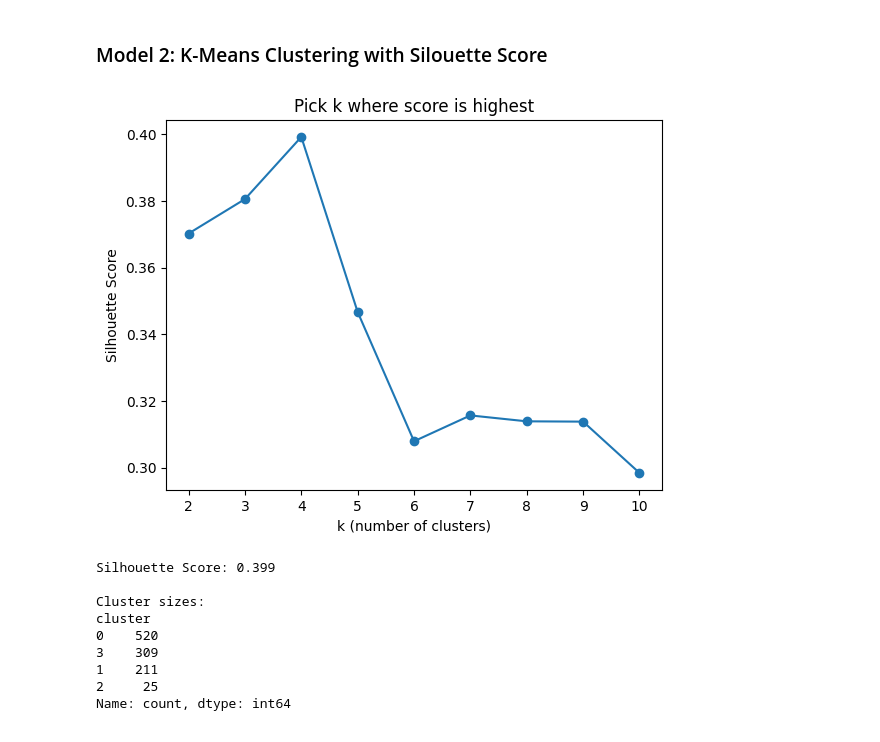
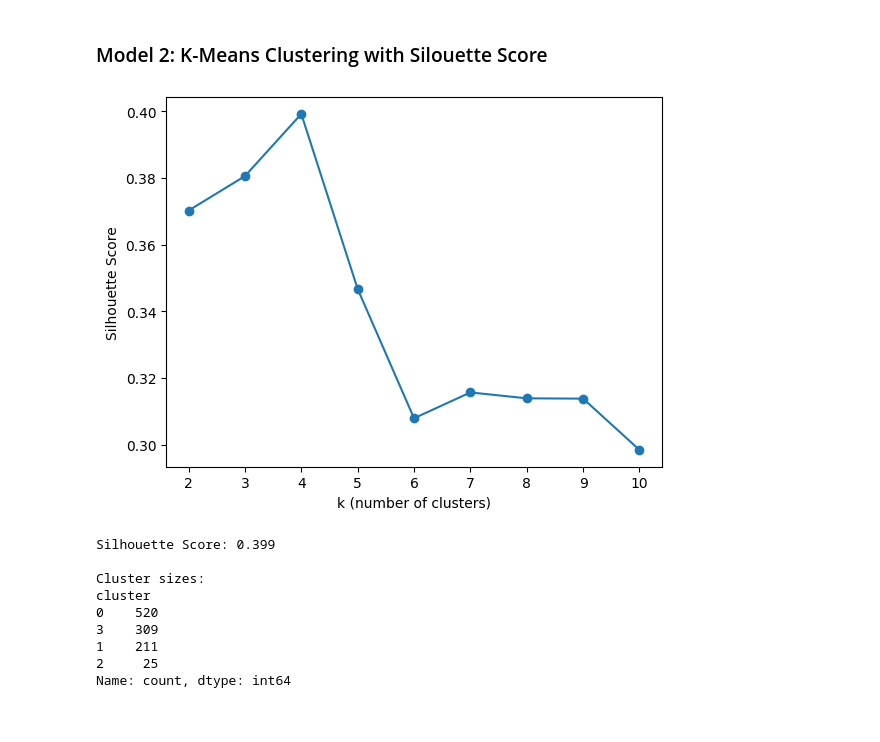
Before and after one commit to kpaters4/water-safety-research, a Jupyter notebook: DS_Studio_2_Project_3-1.ipynb, the cells around one changed output. Saved outputs shown, nothing was run; the diff lists cells and outputs as text; code cells hidden in the pictures.

```diff
--- a/DS_Studio_2_Project_3-1.ipynb
+++ b/DS_Studio_2_Project_3-1.ipynb
@@ -146,27 +146,26 @@ not high-risk       0.86      0.65      0.74       200
 # %%
 from sklearn.cluster import KMeans
 from sklearn.preprocessing import StandardScaler
 from sklearn.metrics import silhouette_score
 
 features = ['Pop_Served', 'pct_gw_violations', 'pct_sw_violations', 'violations_per_1000']
 X = np.log1p(df_final[features])              # using log transform to fix an outlier
 X_scaled = StandardScaler().fit_transform(X)  # standardizing so that K-Means treats features equally
 
 # Try k from 2 to 10
 scores = []
 for k in range(2, 11):
     km = KMeans(n_clusters=k, random_state=42, n_init=10)
     km.fit(X_scaled)
     scores.append(silhouette_score(X_scaled, km.labels_))
 
 # plotting
 plt.plot(range(2, 11), scores, 'o-')
 plt.xlabel('k (number of clusters)')
 plt.ylabel('Silhouette Score')
-plt.title('Pick k where score is highest')
 plt.show()
 # %% [output]
-[figure, old version]
+[figure, new version]
 # %%
 # Fit K-Means with k=4
 kmeans = KMeans(n_clusters=4, random_state=42, n_init=10)
```
